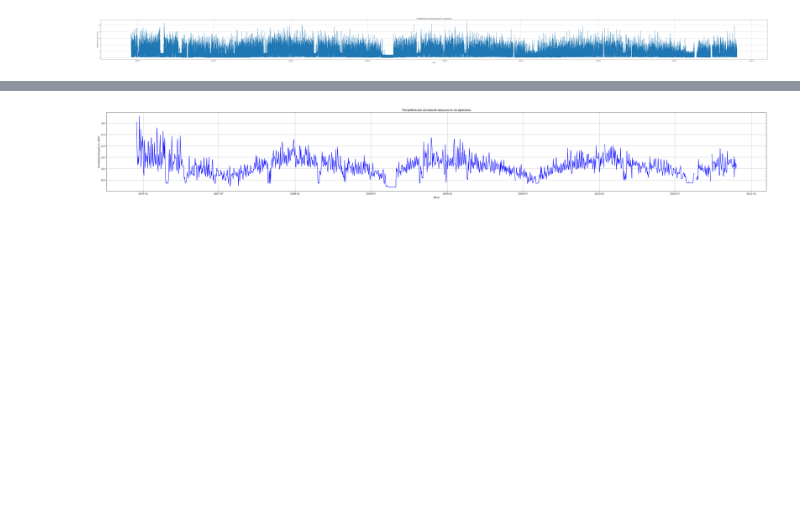
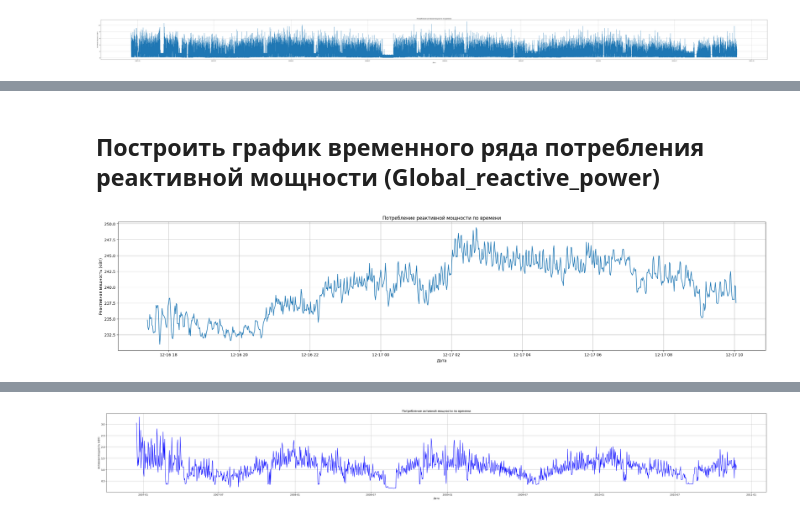
Before and after one commit to zyf2021/Forecasting-electricity-consumption, a Jupyter notebook: forecasting-electricity-consumption.ipynb, the cells around one changed output, grey strips where cells are left out. Saved outputs shown, nothing was run; the diff lists cells and outputs as text; code cells hidden in the pictures; blank space fills up the shorter version.

```diff
--- a/forecasting-electricity-consumption.ipynb
+++ b/forecasting-electricity-consumption.ipynb
@@ -175,0 +236,13 @@ plt.show()
+# %% [markdown]
+## Построить график временного ряда потребления реактивной мощности (Global_reactive_power)
+# %%
+# График временного ряда
+plt.figure(figsize=(30, 6))
+plt.plot(data['Datetime'].iloc[:1000], data['Global_reactive_power'].iloc[:1000])
+plt.title('Потребление реактивной мощности по времени')
+plt.xlabel('Дата')
+plt.ylabel('Реактивная мощность (кВт)')
+plt.grid(True)
+plt.show()
+# %% [output]
+[figure, added]
```
Also changed, not shown: parts of 64 cells of this notebook.
